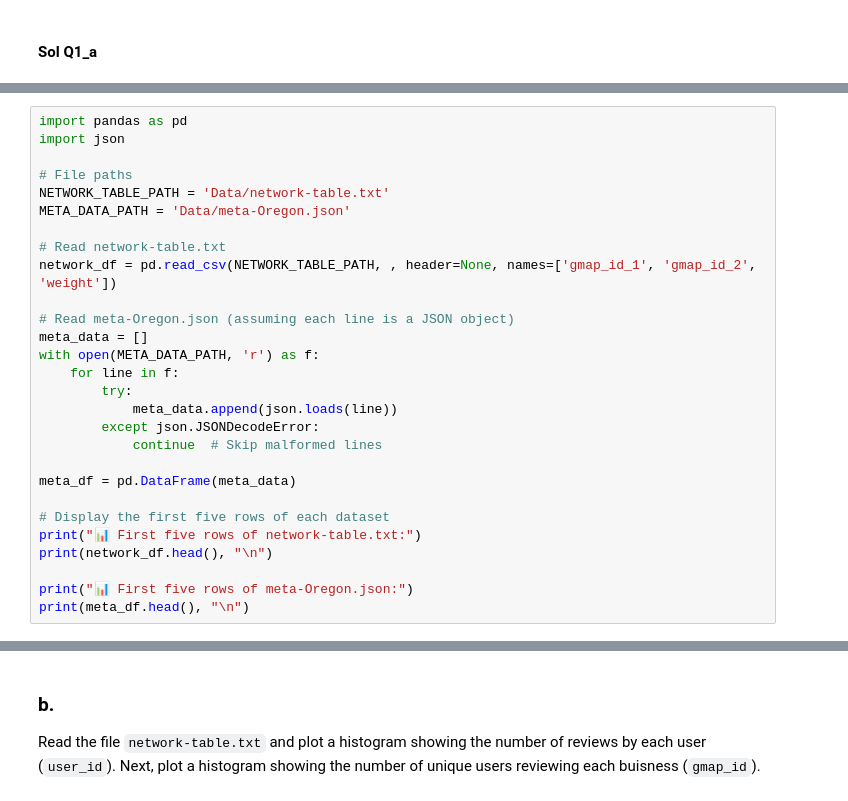
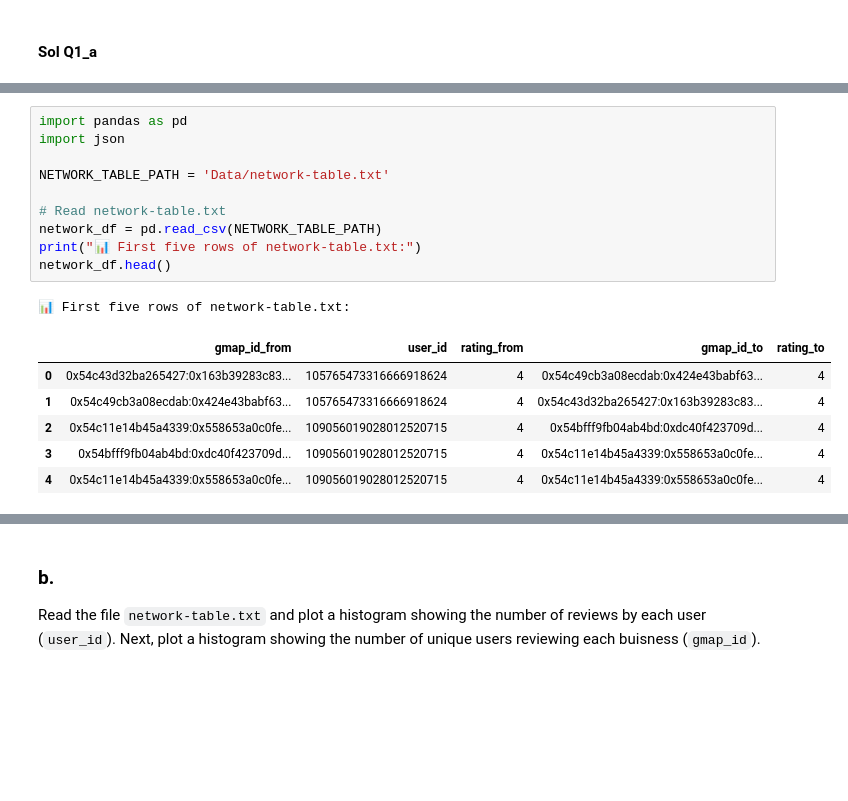
Before and after one commit to NathanP23/Big-Data-Mining-52002, a Jupyter notebook: Final/HomeExam_52002_2024_25_[ID]_NetworksStreamingUnix.ipynb, the cells around one changed output, grey strips where cells are left out. Cells and saved outputs as stored; diff of their text form; blank space fills up the shorter version.

```diff
--- a/Final/HomeExam_52002_2024_25_[ID]_NetworksStreamingUnix.ipynb
+++ b/Final/HomeExam_52002_2024_25_[ID]_NetworksStreamingUnix.ipynb
@@ -739,28 +725,18 @@ gunzip *.gz
 # %%
 import pandas as pd
 import json
 
-# File paths
 NETWORK_TABLE_PATH = 'Data/network-table.txt'
-META_DATA_PATH = 'Data/meta-Oregon.json'
 
 # Read network-table.txt
-network_df = pd.read_csv(NETWORK_TABLE_PATH, , header=None, names=['gmap_id_1', 'gmap_id_2', 'weight'])
-
-# Read meta-Oregon.json (assuming each line is a JSON object)
-meta_data = []
-with open(META_DATA_PATH, 'r') as f:
-    for line in f:
-        try:
-            meta_data.append(json.loads(line))
-        except json.JSONDecodeError:
-            continue  # Skip malformed lines
-
-meta_df = pd.DataFrame(meta_data)
-
-# Display the first five rows of each dataset
+network_df = pd.read_csv(NETWORK_TABLE_PATH)
 print("📊 First five rows of network-table.txt:")
-print(network_df.head(), "\n")
-
-print("📊 First five rows of meta-Oregon.json:")
-print(meta_df.head(), "\n")
+network_df.head()
+# %% [output]
+📊 First five rows of network-table.txt:
+|  | gmap_id_from | user_id | rating_from | gmap_id_to | rating_to |
+| 0 | 0x54c43d32ba265427:0x163b39283c83... | 105765473316666918624 | 4 | 0x54c49cb3a08ecdab:0x424e43babf63... | 4 |
+| 1 | 0x54c49cb3a08ecdab:0x424e43babf63... | 105765473316666918624 | 4 | 0x54c43d32ba265427:0x163b39283c83... | 4 |
+| 2 | 0x54c11e14b45a4339:0x558653a0c0fe... | 109056019028012520715 | 4 | 0x54bfff9fb04ab4bd:0xdc40f423709d... | 4 |
+| 3 | 0x54bfff9fb04ab4bd:0xdc40f423709d... | 109056019028012520715 | 4 | 0x54c11e14b45a4339:0x558653a0c0fe... | 4 |
+| 4 | 0x54c11e14b45a4339:0x558653a0c0fe... | 109056019028012520715 | 4 | 0x54c11e14b45a4339:0x558653a0c0fe... | 4 |
```
Also changed, not shown: parts of 8 cells of this notebook.
